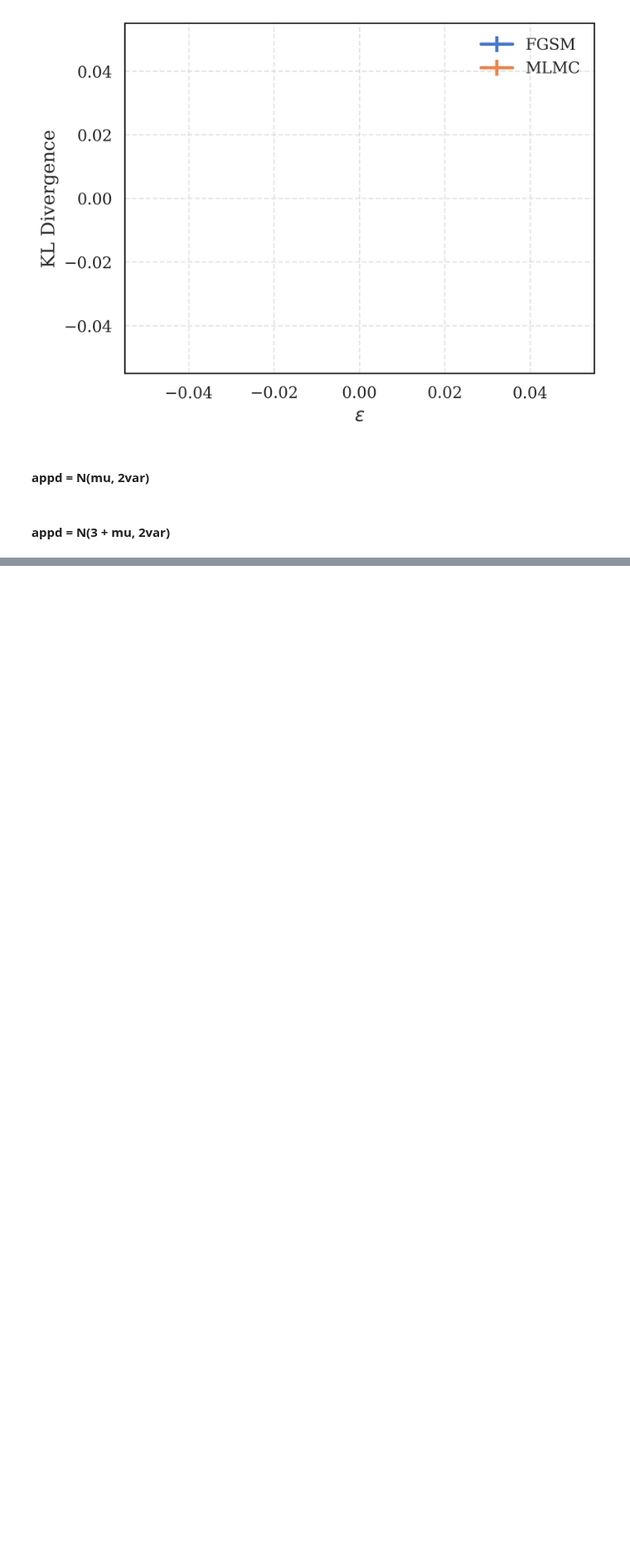
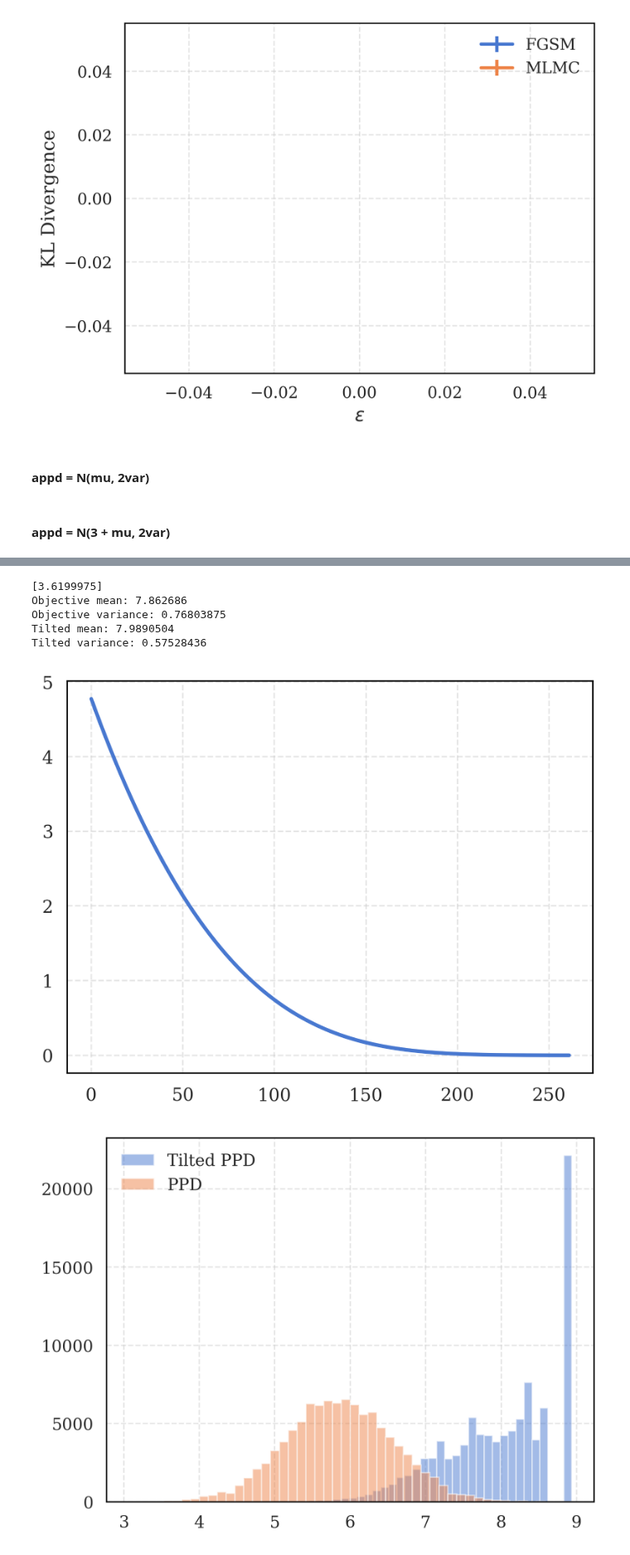
Before and after one commit to pablogarciarce/AdvReg, a Jupyter notebook: notebooks/test_distr_bnn_jax.ipynb, the cells around one changed output, grey strips where cells are left out. Shown at 83% size. Saved outputs shown, nothing was run; the diff lists cells and outputs as text; code cells hidden in the pictures; blank space fills up the shorter version.

```diff
--- a/notebooks/test_distr_bnn_jax.ipynb
+++ b/notebooks/test_distr_bnn_jax.ipynb
@@ -66,7 +67,7 @@ X_train, X_test, y_train, y_test = train_test_split(X_normalized, y, test_size=0
 # Fit the model
 model = BayesianNN(input_dim=X_train.shape[1], hidden_units=3)
 try:
-    model.load('../src/models/3bnn')
+    model.load('../src/models/weights/3bnn')
 except FileNotFoundError:
     print('Not model found, fitting the model')
     model.fit(
@@ -76,7 +77,7 @@ except FileNotFoundError:
         num_samples=1000,
         num_chains=8,
     )
-    model.save('../src/models/3bnn')
+    model.save('../src/models/weights/3bnn')
 # %% [markdown]
 #### appd = N(2mu, 2var)
 # %%
@@ -207,0 +221,8 @@ plt.ylim(-0.1, np.max(kl_mlmc) + 0.1)
+# %%
+class PPD:
+    def __init__(self, model, x):
+        self.model = model
+        self.x = x
+
+    def sample(self, num_samples=1):
+        return self.model.sample_predictive_distribution(self.x, num_samples)
@@ -207,0 +302,37 @@ plt.ylim(-0.1, np.max(kl_mlmc) + 0.1)
+# %%
+# Attack example
+x = X_test[17,:].copy().reshape(1, -1)
+x = jnp.array(x)
+ppd = PPD(model, x)
+num_samples=100000
+samples = ppd.sample(num_samples)
+
+functions = [lambda y: y]#, lambda y: y ** 2]
+values = jnp.array([2 + samples.mean()])#, 2 * samples.var() + (2 + samples.mean()) ** 2])
+tilted_ppd = TiltedPPD(ppd, functions, values)
+
+tau, int_values = tilted_ppd.solve_optimization(num_samples=1000, max_iter=1000, learning_rate=1e-2)
+print(tau)
+
+plt.figure()
+plt.plot(int_values)
+
+tilted_samples = tilted_ppd.sample(jax.random.PRNGKey(42), num_samples)
+print('Objective mean:', values[0])
+print('Objective variance:', 1.5 * samples.var())
+print('Tilted mean:', tilted_samples.mean())
+print('Tilted variance:', tilted_samples.var())
+
+plt.figure()
+plt.hist(tilted_samples, bins=50, alpha=0.5, label='Tilted PPD')
+plt.hist(samples, bins=50, alpha=0.5, label='PPD')
+plt.legend()
+plt.show()
+# %% [output]
+[3.6199975]
+Objective mean: 7.862686
+Objective variance: 0.76803875
+Tilted mean: 7.9890504
+Tilted variance: 0.57528436
+[figure, added]
+[figure, added]
```
Also changed, not shown: parts of 10 cells of this notebook, 6 other files.
